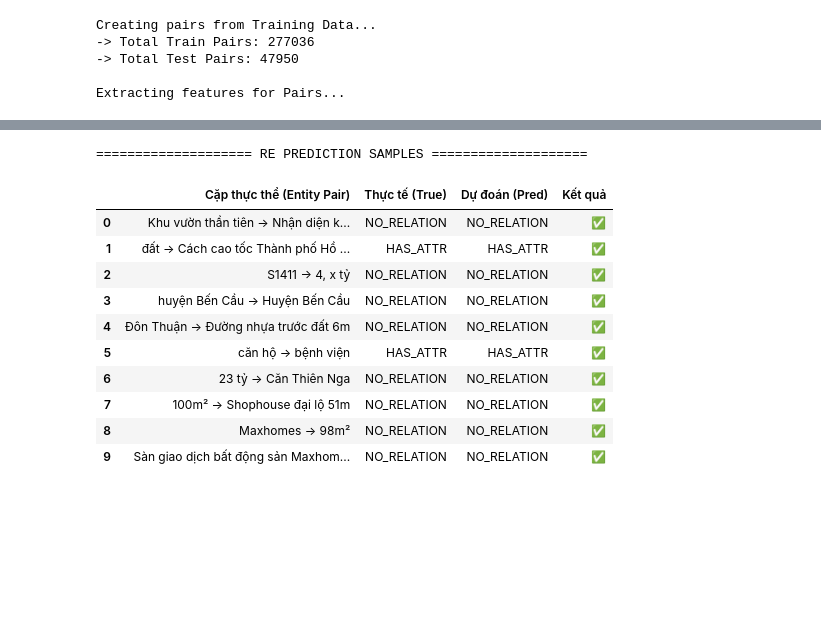
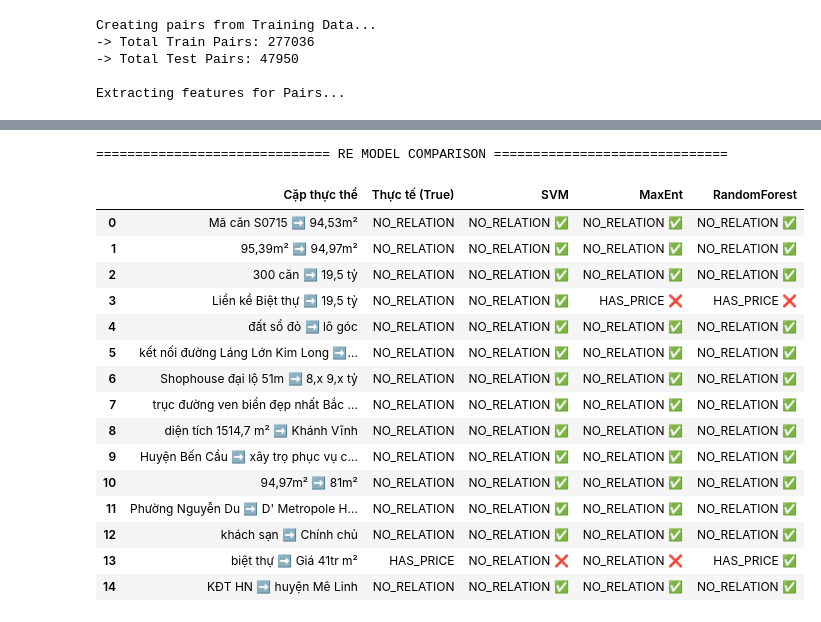
Before and after one commit to Tommyhuy1705/Comparative_ML_Deep_Learning_Approaches_for_Information_Extraction_in_Real_Estate, a Jupyter notebook: notebooks/02_Exp_Machine_Learning.ipynb, the cells around one changed output, grey strips where cells are left out. Saved outputs shown, nothing was run; the diff lists cells and outputs as text; code cells hidden in the pictures; blank space fills up the shorter version.

```diff
--- a/notebooks/02_Exp_Machine_Learning.ipynb
+++ b/notebooks/02_Exp_Machine_Learning.ipynb
@@ -443,44 +510,58 @@ weighted avg       0.63      0.66      0.65      1635
 # %%
-def visualize_re_predictions(test_pairs, y_true, y_pred, num_samples=10):
-    print(f"\n{'='*20} RE PREDICTION SAMPLES {'='*20}")
+def visualize_re_model_comparison(test_pairs, y_true, preds_dict, num_samples=10):
+    print(f"\n{'='*30} RE MODEL COMPARISON {'='*30}")
 
+    # Random index
     indices = random.sample(range(len(test_pairs)), min(num_samples, len(test_pairs)))
 
     data = []
     for idx in indices:
         pair = test_pairs[idx]
-        ent1_text = pair['ent1']['text']
-        ent2_text = pair['ent2']['text']
+        # Format cặp thực thể
+        ent1 = pair['ent1']['text']
+        ent2 = pair['ent2']['text']
+        pair_str = f"{ent1} ➡ {ent2}"
+        true_label = y_true[idx]
 
-        # Format cột đầu tiên: "Sổ đỏ -> Chính chủ"
-        pair_str = f"{ent1_text} -> {ent2_text}"
+        row = {
+            'Cặp thực thể': pair_str,
+            'Thực tế (True)': true_label
+        }
 
-        data.append({
-            'Cặp thực thể (Entity Pair)': pair_str,
-            'Thực tế (True)': y_true[idx],
-            'Dự đoán (Pred)': y_pred[idx],
-            'Kết quả': '✅' if y_true[idx] == y_pred[idx] else '❌'
-        })
+        for model_name, y_pred in preds_dict.items():
+            pred = y_pred[idx]
+            status = "✅" if pred == true_label else "❌"
+            row[f"{model_name}"] = f"{pred} {status}"
+
+        data.append(row)
 
     df = pd.DataFrame(data)
 
-    try:
-        from IPython.display import display
-        display(df)
-    except:
-        print(df)
+    # Hiển thị
+    display(df)
 # %%
-visualize_re_predictions(test_pairs, y_test_re, y_pred_re)
+preds_dict = {
+    'SVM': y_pred_svm,
+    'MaxEnt': y_pred_maxent,
+    'RandomForest': y_pred_rf
+}
+
+visualize_re_model_comparison(test_pairs, y_test_re, preds_dict, num_samples=15)
 # %% [output]
-==================== RE PREDICTION SAMPLES ====================
+============================== RE MODEL COMPARISON ==============================
-|  | Cặp thực thể (Entity Pair) | Thực tế (True) | Dự đoán (Pred) | Kết quả |
-| 0 | Khu vườn thần tiên -> Nhận diện k... | NO_RELATION | NO_RELATION | ✅ |
-| 1 | đất -> Cách cao tốc Thành phố Hồ ... | HAS_ATTR | HAS_ATTR | ✅ |
-| 2 | S1411 -> 4, x tỷ | NO_RELATION | NO_RELATION | ✅ |
-| 3 | huyện Bến Cầu -> Huyện Bến Cầu | NO_RELATION | NO_RELATION | ✅ |
-| 4 | Đôn Thuận -> Đường nhựa trước đất 6m | NO_RELATION | NO_RELATION | ✅ |
-| 5 | căn hộ -> bệnh viện | HAS_ATTR | HAS_ATTR | ✅ |
-| 6 | 23 tỷ -> Căn Thiên Nga | NO_RELATION | NO_RELATION | ✅ |
-| 7 | 100m² -> Shophouse đại lộ 51m | NO_RELATION | NO_RELATION | ✅ |
-| 8 | Maxhomes -> 98m² | NO_RELATION | NO_RELATION | ✅ |
-| 9 | Sàn giao dịch bất động sản Maxhom... | NO_RELATION | NO_RELATION | ✅ |
+|  | Cặp thực thể | Thực tế (True) | SVM | MaxEnt | RandomForest |
+| 0 | Mã căn S0715 ➡ 94,53m² | NO_RELATION | NO_RELATION ✅ | NO_RELATION ✅ | NO_RELATION ✅ |
+| 1 | 95,39m² ➡ 94,97m² | NO_RELATION | NO_RELATION ✅ | NO_RELATION ✅ | NO_RELATION ✅ |
+| 2 | 300 căn ➡ 19,5 tỷ | NO_RELATION | NO_RELATION ✅ | NO_RELATION ✅ | NO_RELATION ✅ |
+| 3 | Liền kề Biệt thự ➡ 19,5 tỷ | NO_RELATION | NO_RELATION ✅ | HAS_PRICE ❌ | HAS_PRICE ❌ |
+| 4 | đất sổ đỏ ➡ lô góc | NO_RELATION | NO_RELATION ✅ | NO_RELATION ✅ | NO_RELATION ✅ |
+| 5 | kết nối đường Láng Lớn Kim Long ➡... | NO_RELATION | NO_RELATION ✅ | NO_RELATION ✅ | NO_RELATION ✅ |
+| 6 | Shophouse đại lộ 51m ➡ 8,x 9,x tỷ | NO_RELATION | NO_RELATION ✅ | NO_RELATION ✅ | NO_RELATION ✅ |
+| 7 | trục đường ven biển đẹp nhất Bắc ... | NO_RELATION | NO_RELATION ✅ | NO_RELATION ✅ | NO_RELATION ✅ |
+| 8 | diện tích 1514,7 m² ➡ Khánh Vĩnh | NO_RELATION | NO_RELATION ✅ | NO_RELATION ✅ | NO_RELATION ✅ |
+| 9 | Huyện Bến Cầu ➡ xây trọ phục vụ c... | NO_RELATION | NO_RELATION ✅ | NO_RELATION ✅ | NO_RELATION ✅ |
+| 10 | 94,97m² ➡ 81m² | NO_RELATION | NO_RELATION ✅ | NO_RELATION ✅ | NO_RELATION ✅ |
+| 11 | Phường Nguyễn Du ➡ D' Metropole H... | NO_RELATION | NO_RELATION ✅ | NO_RELATION ✅ | NO_RELATION ✅ |
+| 12 | khách sạn ➡ Chính chủ | NO_RELATION | NO_RELATION ✅ | NO_RELATION ✅ | NO_RELATION ✅ |
+| 13 | biệt thự ➡ Giá 41tr m² | HAS_PRICE | NO_RELATION ❌ | NO_RELATION ❌ | HAS_PRICE ✅ |
+| 14 | KĐT HN ➡ huyện Mê Linh | NO_RELATION | NO_RELATION ✅ | NO_RELATION ✅ | NO_RELATION ✅ |
```
Also changed, not shown: parts of 14 cells of this notebook, 2 other files.
